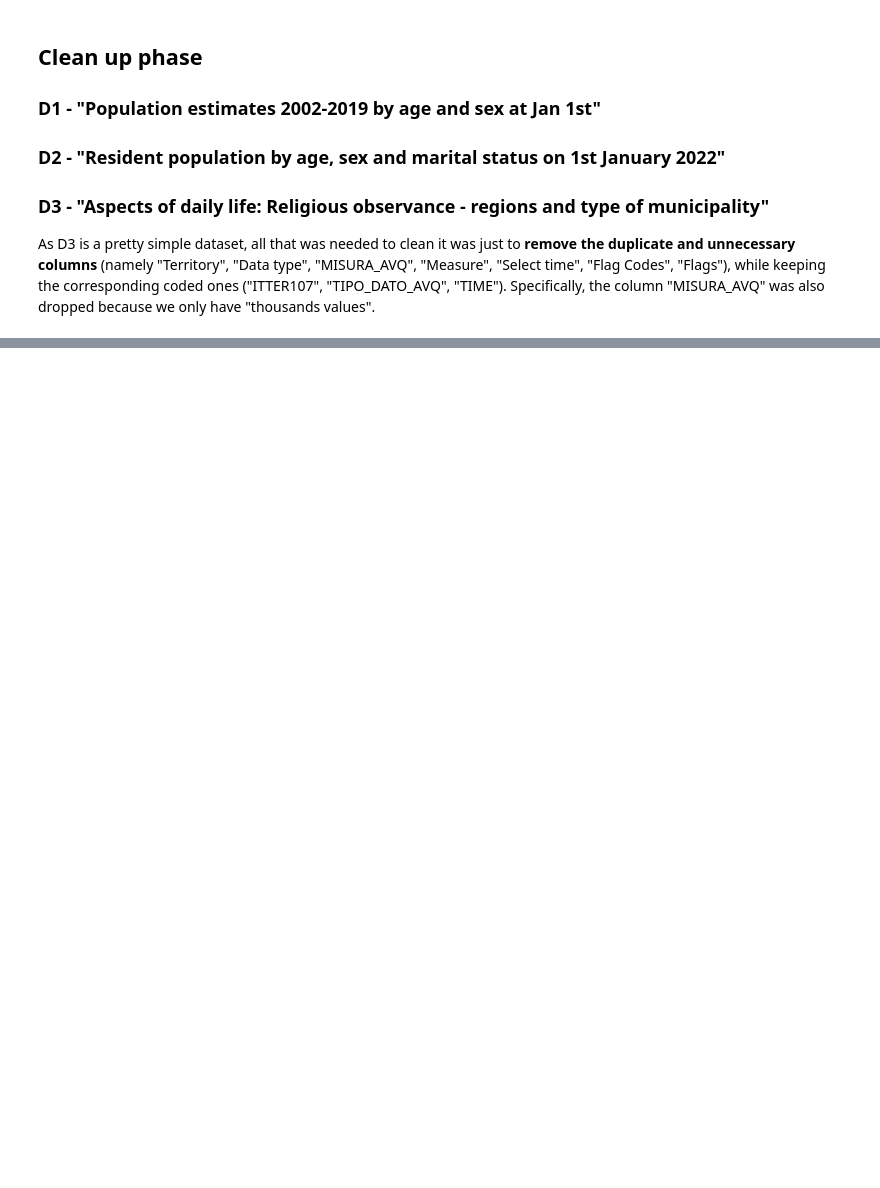
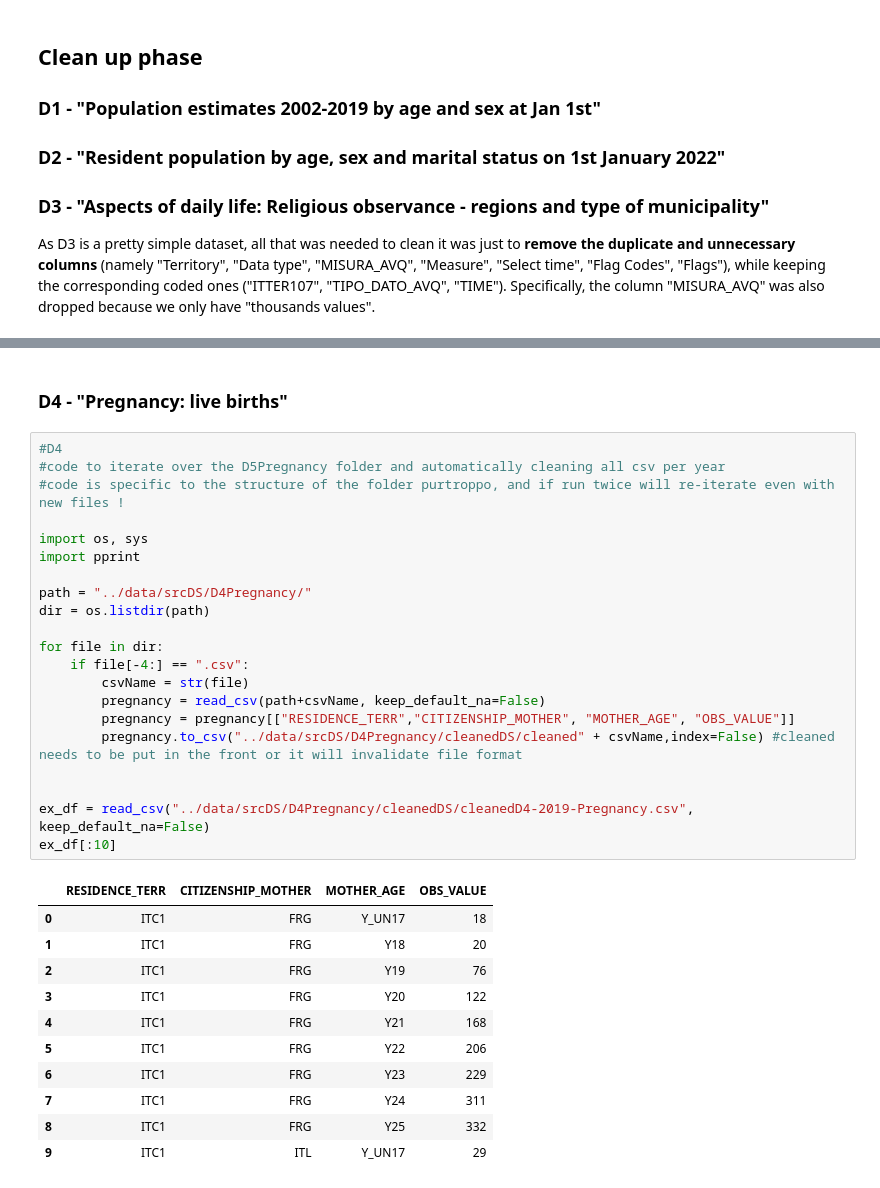
Before and after one commit to OrsolaMBorrini/blessedfruit, a Jupyter notebook: documentation/srcDB_doc.ipynb, the cells around one changed output, grey strips where cells are left out. Cells and saved outputs as stored; diff of their text form; blank space fills up the shorter version.

Commit message:
D4/D5/D6
 added to documentation
and added cleaned datasets to srcDS folder

```diff
--- a/documentation/srcDB_doc.ipynb
+++ b/documentation/srcDB_doc.ipynb
@@ -258,0 +325,35 @@ print(d3)
+# %% [markdown]
+### D4 - "Pregnancy: live births"
+# %%
+#D4
+#code to iterate over the D5Pregnancy folder and automatically cleaning all csv per year
+#code is specific to the structure of the folder purtroppo, and if run twice will re-iterate even with new files !
+
+import os, sys
+import pprint
+
+path = "../data/srcDS/D4Pregnancy/"
+dir = os.listdir(path)
+
+for file in dir:
+    if file[-4:] == ".csv":
+        csvName = str(file)
+        pregnancy = read_csv(path+csvName, keep_default_na=False)
+        pregnancy = pregnancy[["RESIDENCE_TERR","CITIZENSHIP_MOTHER", "MOTHER_AGE", "OBS_VALUE"]]
+        pregnancy.to_csv("../data/srcDS/D4Pregnancy/cleanedDS/cleaned" + csvName,index=False) #cleaned needs to be put in the front or it will invalidate file format
+
+
+ex_df = read_csv("../data/srcDS/D4Pregnancy/cleanedDS/cleanedD4-2019-Pregnancy.csv", keep_default_na=False)
+ex_df[:10]
+# %% [output]
+|  | RESIDENCE_TERR | CITIZENSHIP_MOTHER | MOTHER_AGE | OBS_VALUE |
+| 0 | ITC1 | FRG | Y_UN17 | 18 |
+| 1 | ITC1 | FRG | Y18 | 20 |
+| 2 | ITC1 | FRG | Y19 | 76 |
+| 3 | ITC1 | FRG | Y20 | 122 |
+| 4 | ITC1 | FRG | Y21 | 168 |
+| 5 | ITC1 | FRG | Y22 | 206 |
+| 6 | ITC1 | FRG | Y23 | 229 |
+| 7 | ITC1 | FRG | Y24 | 311 |
+| 8 | ITC1 | FRG | Y25 | 332 |
+| 9 | ITC1 | ITL | Y_UN17 | 29 |
```
Also changed, not shown: parts of 16 cells of this notebook, 52 other files.
